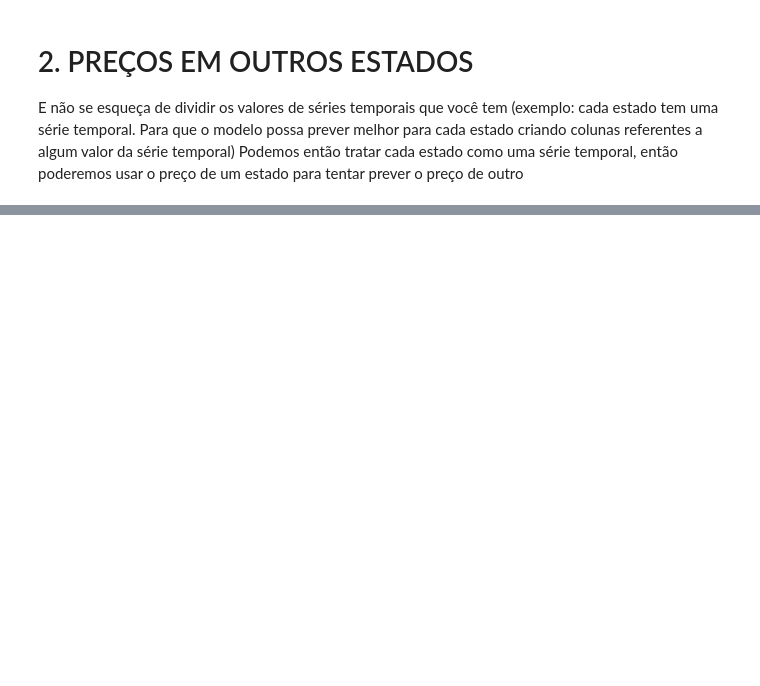
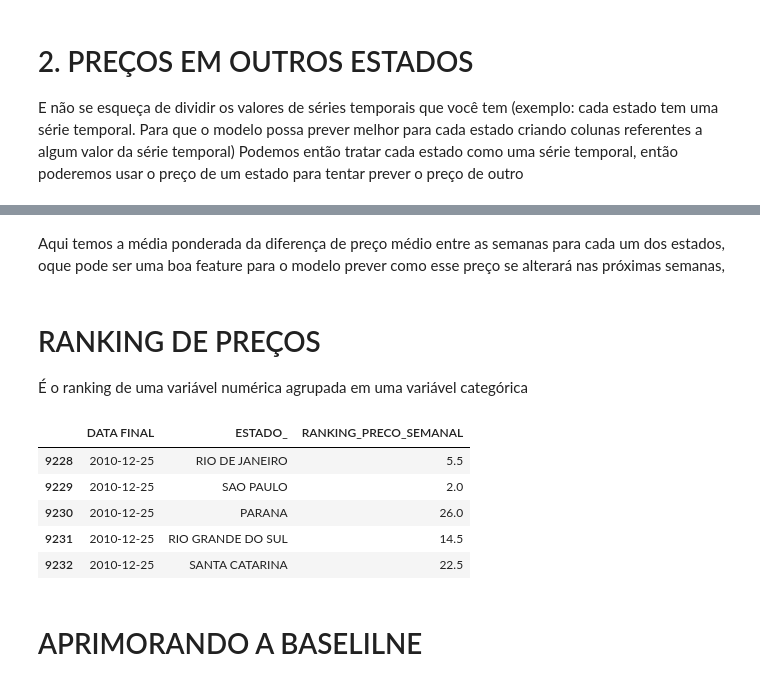
Before and after one commit to Breno-Valle/Gas_price_TimeSeries, a Jupyter notebook: gas_price.ipynb, the cells around one changed output, grey strips where cells are left out. Cells and saved outputs as stored; diff of their text form; code cells hidden in the pictures; blank space fills up the shorter version.

```diff
--- a/gas_price.ipynb
+++ b/gas_price.ipynb
@@ -458,0 +454,11 @@ KeyError: 'ESTADO'
+# %%
+from category_encoders import TargetEncoder
+
+df_x_treino2['TARGET_ENC_ESTADO'] = df_x_treino2['ESTADO_']
+df_x_valid2['TARGET_ENC_ESTADO'] = df_x_valid2['ESTADO_']
+
+target_enc_estado = TargetEncoder(cols=['TARGET_ENC_ESTADO'], handle_unknown='error', min_samples_leaf=2)
+df_x_treino2 = target_enc_estado.fit_transform(df_x_treino2, df_x_treino2['DIFF_PRECO_MEDIO_REVENDA_PROXIMA_SEMANA'].values)
+df_x_valid2 = target_enc_estado.transform(df_x_valid2)
+
+df_x_treino2[['ESTADO_', 'TARGET_ENC_ESTADO']].head()
@@ -458,0 +472,19 @@ KeyError: 'ESTADO'
+# %% [markdown]
+Aqui temos a média ponderada da diferença de preço médio entre as semanas para cada um dos estados, oque pode ser uma boa feature para o modelo prever como esse preço se alterará nas próximas semanas,
+# %% [markdown]
+# RANKING DE PREÇOS
+
+É o ranking de uma variável numérica agrupada em uma variável categórica
+# %%
+df_x_treino2['RANKING_PRECO_SEMANAL'] = df_x_treino2.groupby("DATA FINAL")['DIFF PREÇO MÉDIO REVENDA ATUAL 1'].rank()
+df_x_valid2['RANKING_PRECO_SEMANAL'] = df_x_valid2.groupby("DATA FINAL")['DIFF PREÇO MÉDIO REVENDA ATUAL 1'].rank()
+df_x_treino2[['DATA FINAL', 'ESTADO_','RANKING_PRECO_SEMANAL']].tail()
+# %% [output]
+|  | DATA FINAL | ESTADO_ | RANKING_PRECO_SEMANAL |
+| 9228 | 2010-12-25 | RIO DE JANEIRO | 5.5 |
+| 9229 | 2010-12-25 | SAO PAULO | 2.0 |
+| 9230 | 2010-12-25 | PARANA | 26.0 |
+| 9231 | 2010-12-25 | RIO GRANDE DO SUL | 14.5 |
+| 9232 | 2010-12-25 | SANTA CATARINA | 22.5 |
+# %% [markdown]
+# APRIMORANDO A BASELILNE
```
Also changed, not shown: parts of 12 cells of this notebook.
